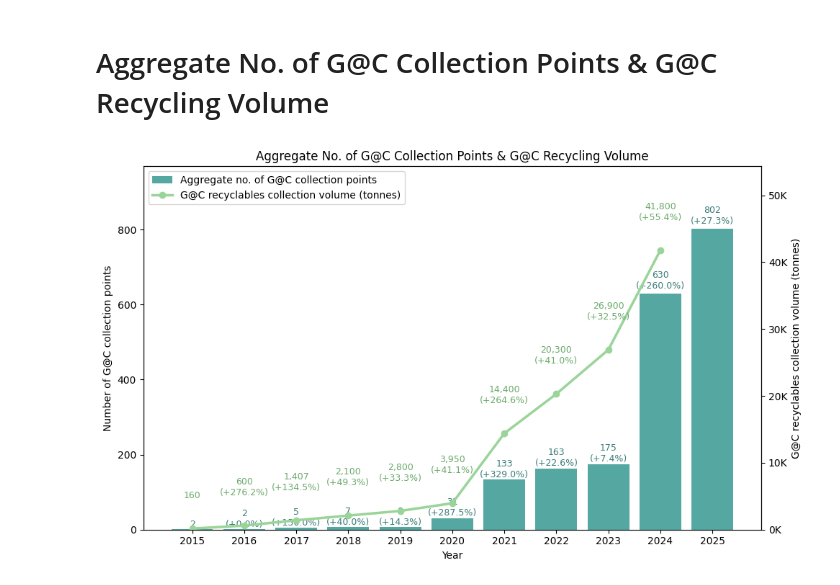
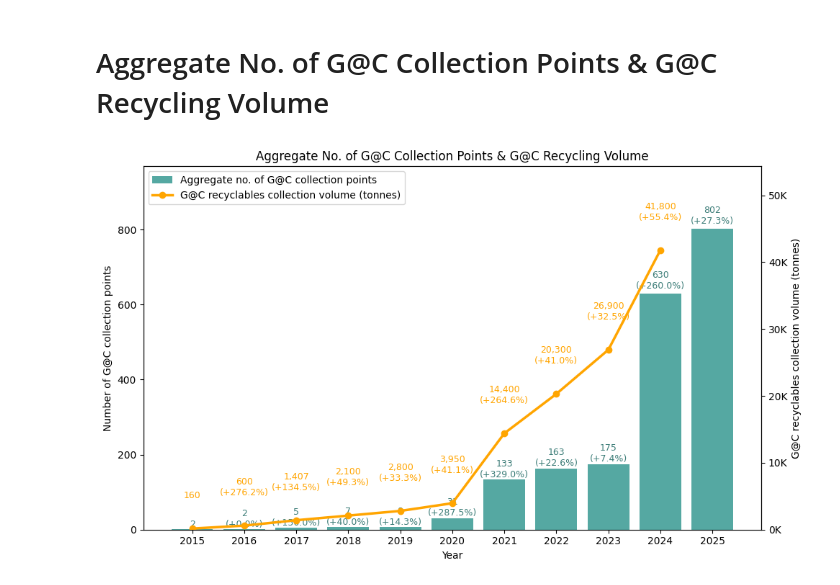
Before and after one commit to Tony0824X/Green-Community_DataAnalysis, a Jupyter notebook: Green@Community_DataAnalysis/Cost-effectiveness/5.9 Aggregate No. of G@C Collection Points & G@C Recycling Volume.ipynb, the cells around one changed output. Drawn from its saved outputs; the diff is of its cells as text; code cells hidden in the pictures.

```diff
--- a/Green@Community_DataAnalysis/Cost-effectiveness/5.9 Aggregate No. of G@C Collection Points & G@C Recycling Volume.ipynb
+++ b/Green@Community_DataAnalysis/Cost-effectiveness/5.9 Aggregate No. of G@C Collection Points & G@C Recycling Volume.ipynb
@@ -120,7 +120,7 @@ ax2.yaxis.set_major_formatter(FuncFormatter(k_formatter))
 line_vol, = ax2.plot(
     x,
     volumes_aligned,          # NaN for 2025 -> no point / segment
-    color="#9ad499",          # light green
+    color="#FFA500",          # light green
     marker="o",
     linewidth=2.5,
     label="G@C recyclables collection volume (tonnes)",
@@ -138,32 +138,32 @@ ax2.set_ylim(0, vol_max * 1.30)
 vol_offset = vol_max * 0.1
 for xi, v, year in zip(x, volumes_aligned, years_points):
     if math.isnan(v):
         continue   # no line / label for years without volume (e.g. 2025)
     pct = vol_pct_map.get(year, float("nan"))
     value_text = f"{v:,.0f}"
     if math.isnan(pct):
         label = value_text
     else:
         label = f"{value_text}\n({pct:+.1f}%)"
     ax2.text(
         xi,
         v + vol_offset,
         label,
         ha="center",
         va="bottom",
         fontsize=9,
-        color="#6baa6b",
+        color="#FFA500",
     )
 
 # -------------------------------------------------------
 # 4. Legend, title, layout
 # -------------------------------------------------------
 handles = [bars, line_vol]
 labels  = [h.get_label() for h in handles]
 ax1.legend(handles, labels, loc="upper left")
 
 plt.title("Aggregate No. of G@C Collection Points & G@C Recycling Volume")
 plt.tight_layout()
 plt.show()
 # %% [output]
-[figure, old version]
+[figure, new version]
```
Also changed, not shown: 1 other file.
